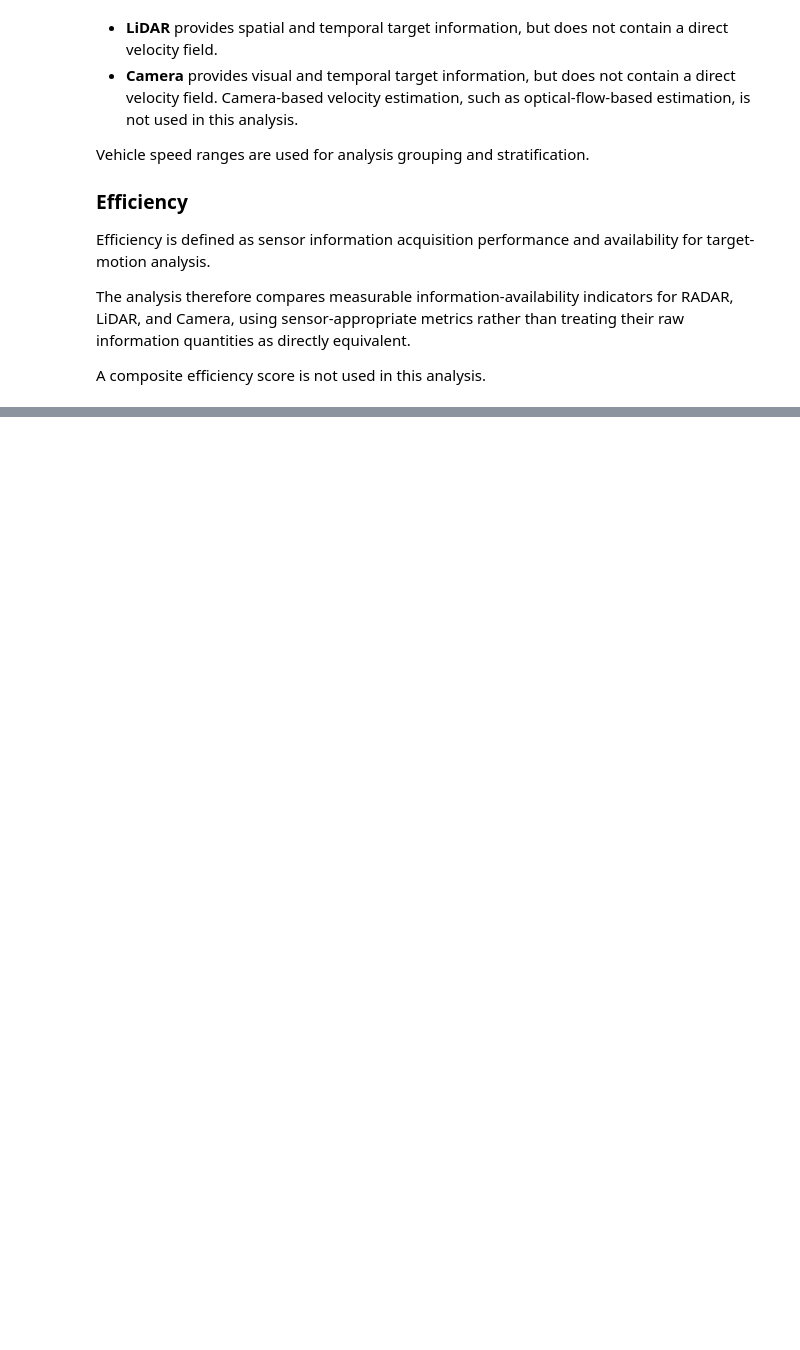
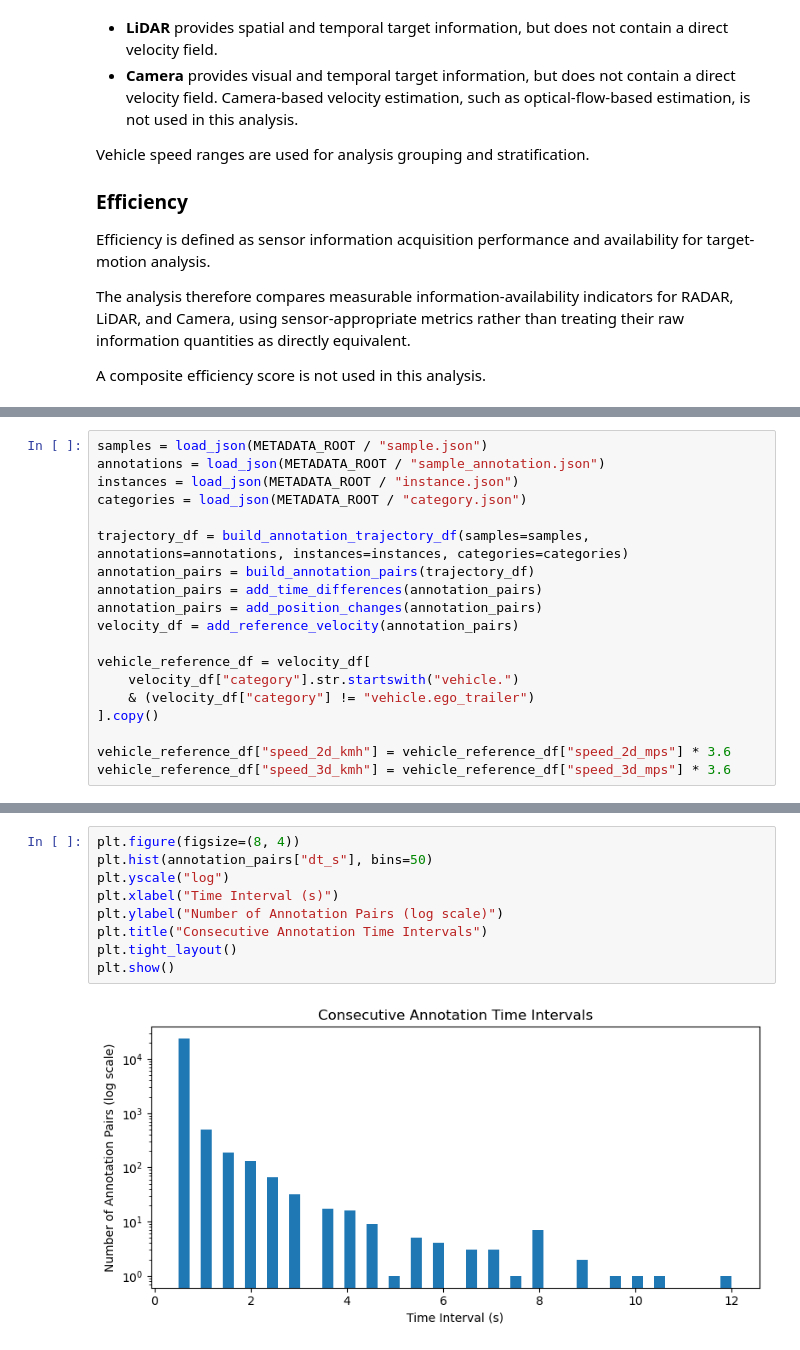
Before and after one commit to lailaamin70/Boeing-RADAR-Autonomous-, a Jupyter notebook: velocity_efficiency_report.ipynb, the cells around one changed output, grey strips where cells are left out. Saved outputs shown, nothing was run; the diff lists cells and outputs as text; blank space fills up the shorter version.

```diff
--- a/velocity_efficiency_report.ipynb
+++ b/velocity_efficiency_report.ipynb
@@ -39,0 +161,19 @@ A composite efficiency score is not used in this analysis.
+# %%
+samples = load_json(METADATA_ROOT / "sample.json")
+annotations = load_json(METADATA_ROOT / "sample_annotation.json")
+instances = load_json(METADATA_ROOT / "instance.json")
+categories = load_json(METADATA_ROOT / "category.json")
+
+trajectory_df = build_annotation_trajectory_df(samples=samples, annotations=annotations, instances=instances, categories=categories)
+annotation_pairs = build_annotation_pairs(trajectory_df)
+annotation_pairs = add_time_differences(annotation_pairs)
+annotation_pairs = add_position_changes(annotation_pairs)
+velocity_df = add_reference_velocity(annotation_pairs)
+
+vehicle_reference_df = velocity_df[
+    velocity_df["category"].str.startswith("vehicle.")
+    & (velocity_df["category"] != "vehicle.ego_trailer")
+].copy()
+
+vehicle_reference_df["speed_2d_kmh"] = vehicle_reference_df["speed_2d_mps"] * 3.6
+vehicle_reference_df["speed_3d_kmh"] = vehicle_reference_df["speed_3d_mps"] * 3.6
@@ -39,0 +221,11 @@ A composite efficiency score is not used in this analysis.
+# %%
+plt.figure(figsize=(8, 4))
+plt.hist(annotation_pairs["dt_s"], bins=50)
+plt.yscale("log")
+plt.xlabel("Time Interval (s)")
+plt.ylabel("Number of Annotation Pairs (log scale)")
+plt.title("Consecutive Annotation Time Intervals")
+plt.tight_layout()
+plt.show()
+# %% [output]
+[figure, added]
```
Also changed, not shown: parts of 42 cells of this notebook.
